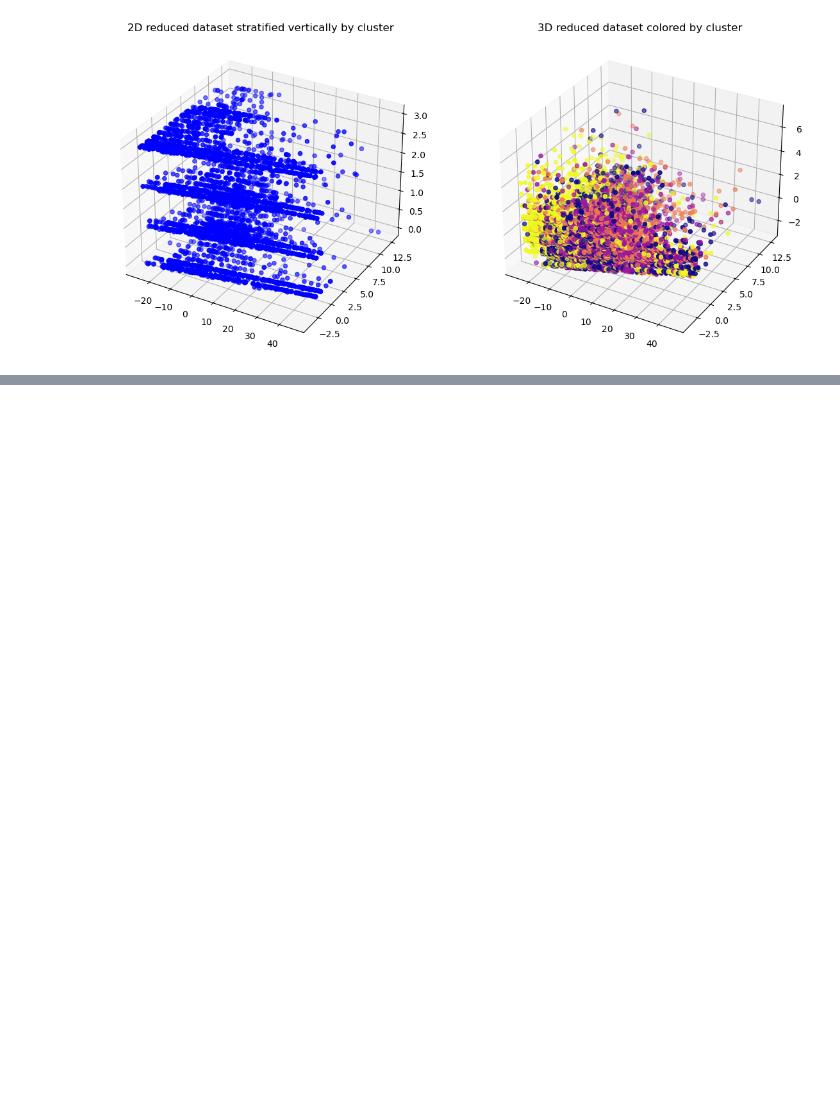
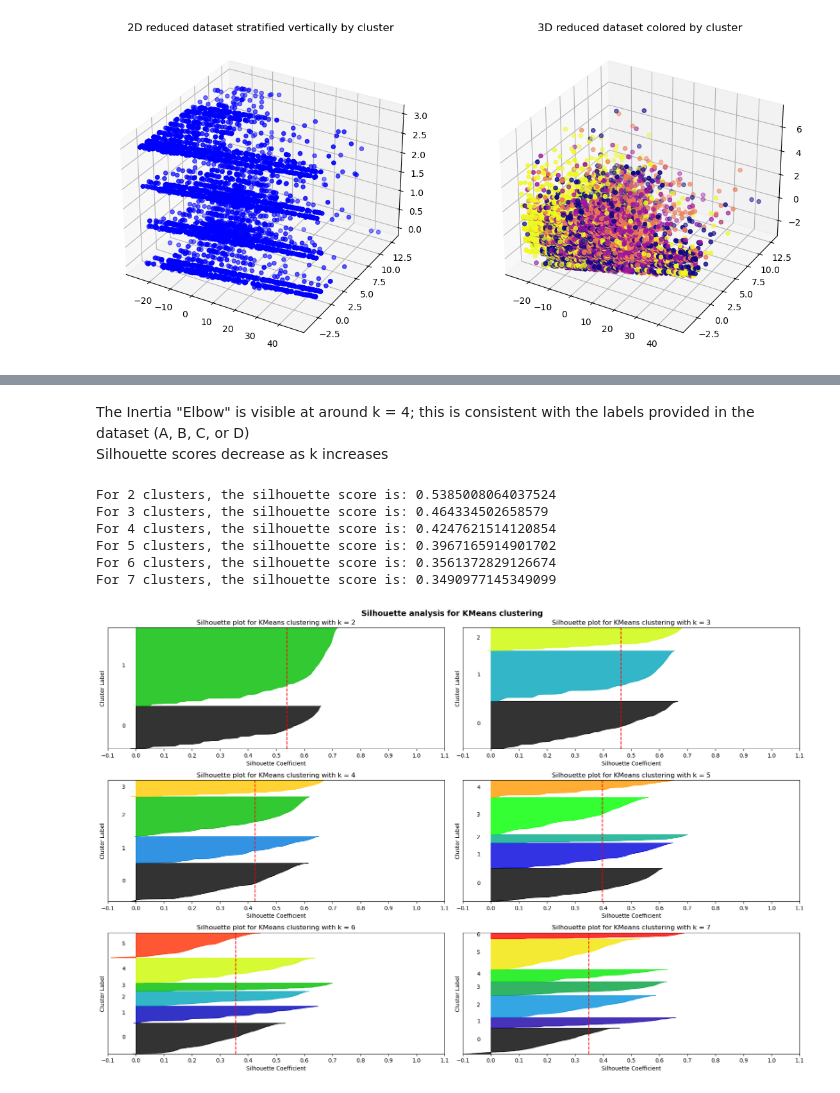
Before and after one commit to DomS1080/Data-Science, a Jupyter notebook: Projects/Customer/Customer.ipynb, the cells around one changed output, grey strips where cells are left out. Saved outputs shown, nothing was run; the diff lists cells and outputs as text; code cells hidden in the pictures; blank space fills up the shorter version.

```diff
--- a/Projects/Customer/Customer.ipynb
+++ b/Projects/Customer/Customer.ipynb
@@ -658,0 +660,68 @@ For n_clusters = 7 The average silhouette_score is: 0.3507449998622437
+# %% [markdown]
+The Inertia "Elbow" is visible at around k = 4; this is consistent with the labels provided in the dataset (A, B, C, or D)\
+Silhouette scores decrease as k increases
+# %%
+#Silhouette analysis: unsupervised predictions
+
+#Set figure dimensions
+num_rows = 3
+num_cols = 2
+
+#Create figure
+fig, axs = plt.subplots(num_rows, num_cols, figsize=(18, 2 * num_rows * num_cols))
+
+#Plot figures for each k value
+for idx, k in enumerate(k_vals):
+    row = idx // num_cols
+    col = idx % num_cols
+    ax = axs[row, col]
+    ax.set_xlim([-0.1, 1])
+    ax.set_ylim([0, len(X_tr) + (k + 1) * 10])
+
+    #Fit model + store predicted labels for each record
+    clusterer = KMeans(n_clusters=k, n_init=15)
+    cluster_labels = clusterer.fit_predict(X_tr)
+    #Calculate silhouette coefficients per record + output score
+    silhouette_avg = silhouette_score(X_tr, cluster_labels)
+    print("For", k, "clusters, the silhouette score is:", silhouette_avg)
+
+    #Plot coefficients sorted and coloured by cluster
+    sample_silhouette_values = silhouette_samples(X_tr, cluster_labels)
+    y_lower = 10
+
+    for i in range(k):
+        ith_cluster_silhouette_values = sample_silhouette_values[cluster_labels == i]
+        ith_cluster_silhouette_values.sort()
+        size_cluster_i = ith_cluster_silhouette_values.shape[0]
+        y_upper = y_lower + size_cluster_i
+        color = cm.nipy_spectral(float(i) / k)
+        ax.fill_betweenx(
+            np.arange(y_lower, y_upper),
+            0,
+            ith_cluster_silhouette_values,
+            facecolor=color,
+            edgecolor=color,
+            alpha=0.8,)
+        ax.text(-0.05, y_lower + 0.5 * size_cluster_i, str(i))
+        y_lower = y_upper + 10
+
+    #Format subplot
+    ax.set_title("Silhouette plot for KMeans clustering with k = %d" % k)
+    ax.set_xlabel("Silhouette Coefficient")
+    ax.set_ylabel("Cluster Label")
+    ax.axvline(x=silhouette_avg, color="red", linestyle="--")
+    ax.set_yticks([])
+    ax.set_xticks(np.arange(-0.1, 1.1, 0.1))
+
+#Format full plot
+plt.suptitle("Silhouette analysis for KMeans clustering", fontsize=14, fontweight="bold")
+plt.tight_layout()
+plt.show()
+# %% [output]
+For 2 clusters, the silhouette score is: 0.5385008064037524
+For 3 clusters, the silhouette score is: 0.464334502658579
+For 4 clusters, the silhouette score is: 0.4247621514120854
+For 5 clusters, the silhouette score is: 0.3967165914901702
+For 6 clusters, the silhouette score is: 0.3561372829126674
+For 7 clusters, the silhouette score is: 0.3490977145349099
+[figure, added]
```
Also changed, not shown: parts of 15 cells of this notebook.
